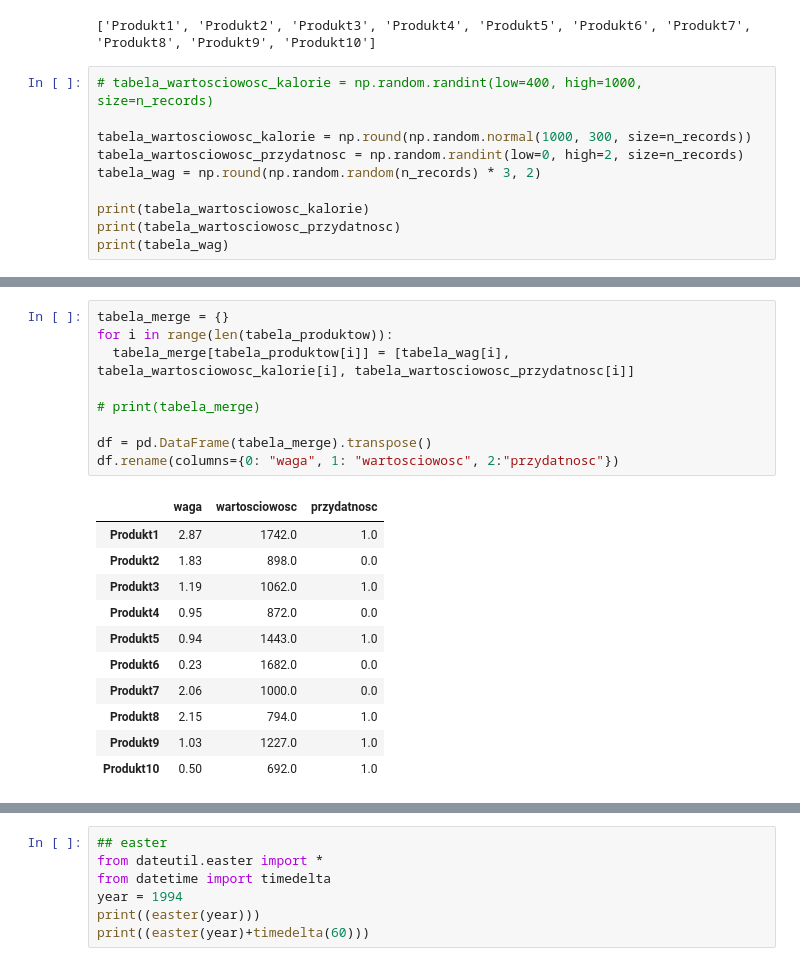
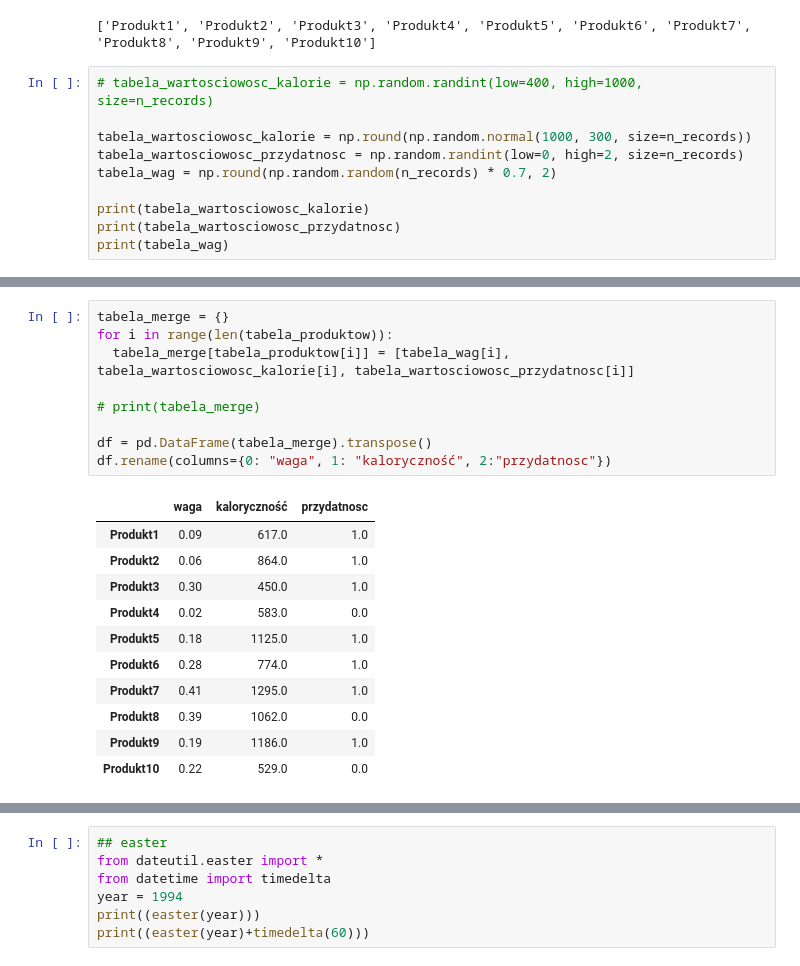
Before and after one commit to Marcin279/bo2_project, a Jupyter notebook: BO2.ipynb, the cells around one changed output, grey strips where cells are left out. Saved outputs shown, nothing was run; the diff lists cells and outputs as text.

```diff
--- a/BO2.ipynb
+++ b/BO2.ipynb
@@ -44,7 +45,7 @@ print(tabela_produktow)
 
 tabela_wartosciowosc_kalorie = np.round(np.random.normal(1000, 300, size=n_records))
 tabela_wartosciowosc_przydatnosc = np.random.randint(low=0, high=2, size=n_records)
-tabela_wag = np.round(np.random.random(n_records) * 3, 2)
+tabela_wag = np.round(np.random.random(n_records) * 0.7, 2)
 
 print(tabela_wartosciowosc_kalorie)
 print(tabela_wartosciowosc_przydatnosc)
@@ -56,21 +62,21 @@ print(tabela_wag)
 # %%
 tabela_merge = {}
 for i in range(len(tabela_produktow)):
   tabela_merge[tabela_produktow[i]] = [tabela_wag[i], tabela_wartosciowosc_kalorie[i], tabela_wartosciowosc_przydatnosc[i]]
 
 # print(tabela_merge)
 
 df = pd.DataFrame(tabela_merge).transpose()
-df.rename(columns={0: "waga", 1: "wartosciowosc", 2:"przydatnosc"})
+df.rename(columns={0: "waga", 1: "kaloryczność", 2:"przydatnosc"})
 # %% [output]
-|  | waga | wartosciowosc | przydatnosc |
-| Produkt1 | 2.87 | 1742.0 | 1.0 |
-| Produkt2 | 1.83 | 898.0 | 0.0 |
-| Produkt3 | 1.19 | 1062.0 | 1.0 |
-| Produkt4 | 0.95 | 872.0 | 0.0 |
-| Produkt5 | 0.94 | 1443.0 | 1.0 |
-| Produkt6 | 0.23 | 1682.0 | 0.0 |
-| Produkt7 | 2.06 | 1000.0 | 0.0 |
-| Produkt8 | 2.15 | 794.0 | 1.0 |
-| Produkt9 | 1.03 | 1227.0 | 1.0 |
-| Produkt10 | 0.50 | 692.0 | 1.0 |
+|  | waga | kaloryczność | przydatnosc |
+| Produkt1 | 0.09 | 617.0 | 1.0 |
+| Produkt2 | 0.06 | 864.0 | 1.0 |
+| Produkt3 | 0.30 | 450.0 | 1.0 |
+| Produkt4 | 0.02 | 583.0 | 0.0 |
+| Produkt5 | 0.18 | 1125.0 | 1.0 |
+| Produkt6 | 0.28 | 774.0 | 1.0 |
+| Produkt7 | 0.41 | 1295.0 | 1.0 |
+| Produkt8 | 0.39 | 1062.0 | 0.0 |
+| Produkt9 | 0.19 | 1186.0 | 1.0 |
+| Produkt10 | 0.22 | 529.0 | 0.0 |
```
Also changed, not shown: parts of 20 cells of this notebook.
